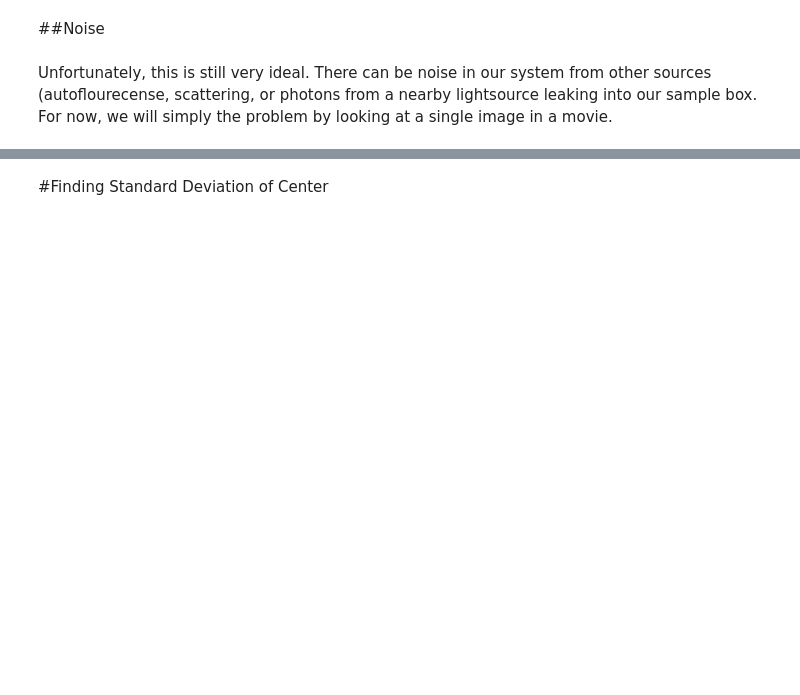
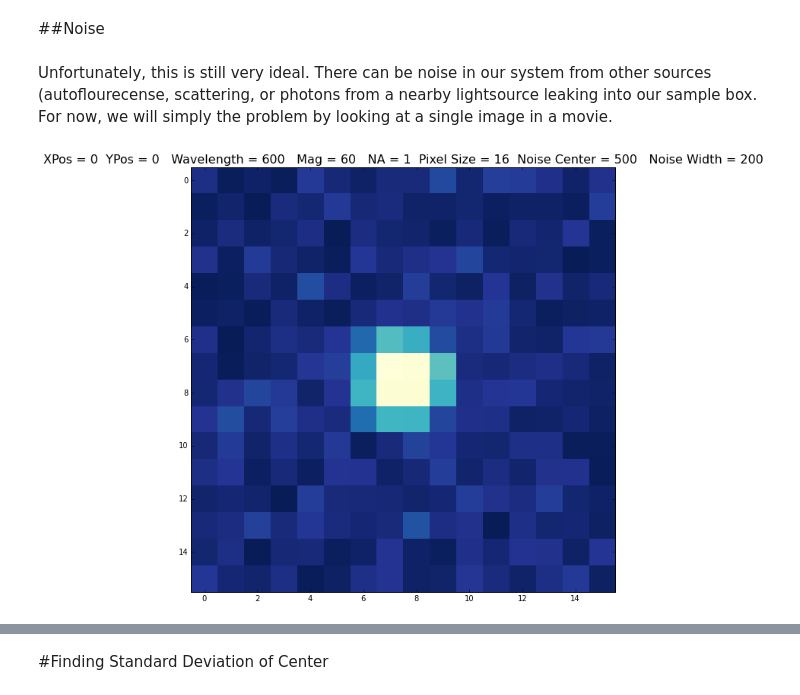
Before and after one commit to UCLA-Chem114/lab_notebooks, a Jupyter notebook: Intro to Superresolution.ipynb, the cells around one changed output, grey strips where cells are left out. Drawn from its saved outputs; the diff is of its cells as text; code cells hidden in the pictures; blank space fills up the shorter version.

```diff
--- a/Intro to Superresolution.ipynb
+++ b/Intro to Superresolution.ipynb
@@ -46,6 +50,9 @@ def fexp(x,a,b,c):
 def fgau(x,a,b,c):
     return a*exp(-(x-b)**2/(2*c**2))
 
+def fairy(x,a,b,c):
+    return a*(scipy.special.jv(1,abs(x-b)*c)/(c*abs(x-b)))**2
+
 def ddata(x,ns):
     noise = ns*randn(len(x))
     return fexp(x,2.5,1.3,0.5) + noise
@@ -476,3 +546,68 @@ Gau fit std dev           inf    inf    inf
 ##Noise
 # %% [markdown]
 Unfortunately, this is still very ideal. There can be noise in our system from other sources (autoflourecense, scattering, or  photons from a nearby lightsource leaking into our sample box. For now, we will simply the problem by looking at a single image in a movie.
+# %%
+@interact(x_0 = u'0',
+          y_0 = u'0',
+          l = u'600',
+          M = u'60',
+          NA = u'1.4',
+          pixelsize = u'16',
+          NoiseCenter = u'500',
+          NoiseWidth = u'200')
+
+def plot_airy2d(x_0 = 0,
+                y_0 = 0,
+                l = 600,
+                M = 60,
+                NA = 1.4,
+                pixelsize = 16,
+                NoiseCenter = 500,
+                NoiseWidth = 200):
+
+    # Define a few parameters for the Airy Function
+
+    # Universal Constants
+    epsilon_0 = 1 # Permitivity of Free Space (assuming atomic units)
+
+    # Experimental Constants
+    mu = 1        # Dipole Moment (dependent on which dye is used)
+    #NA = 1.4      # Numerical Aperature
+    #l  = 600      # Wavelength in nm
+    n  = 1.518    #index of refraction of material surrounding emmitter
+    n_prime = 1.518 #index of refraction of objective
+    #M  = 60       # Magnification (60x)
+
+    #Jury rigging the code
+    x_0 = np.float(x_0)
+    y_0 = np.float(y_0)
+    l = np.float(l)
+    M = np.float(M)
+    NA = np.float(NA)
+    pixelsize = np.float(pixelsize)
+    NoiseCenter = np.float(NoiseCenter)
+    NoiseWidth = np.float(NoiseWidth)
+
+    # Function
+    xx, yy = meshgrid(xdist, ydist, sparse=True) # Prepares Grid Points
+    rho = np.sqrt((xx-x_0)**2+(yy-y_0)**2) # Distance from center
+    rho_tilde = 500*rho*NA/(M*l) # The 500 is just a scaling factor
+
+    #I_0 = (math.pi**4/(epsilon_0*n*n_prime))*(mu**2/l**6)*(NA**4/M**2)  # Represents the number of photons we recieve
+
+    I = (2*scipy.special.jv(1,2*math.pi*rho_tilde)/(2*math.pi*rho_tilde))**2 #Represents where we recieve the photons spatially
+
+    pixel = I.reshape(pixelsize,1600/pixelsize,pixelsize,1600/pixelsize)
+    pixel = pixel.sum(axis=3).sum(axis=1)
+    xpixel = linspace(-80,80,16)
+    centerpixel = xpixel-5
+
+    noise = np.random.normal(loc=500.0,scale=500.0,size=(16,16))
+    pixelnoise = pixel + abs(noise)
+    plt.figure(figsize=(10,10))
+    imshow(pixelnoise,cmap='YlGnBu_r',interpolation = 'nearest')
+    title('XPos = %d  YPos = %d   Wavelength = %d   Mag = %d   NA = %d  Pixel Size = %d  Noise Center = %d   Noise Width = %d' %
+          (x_0, y_0, l, M, NA, pixelsize, NoiseCenter, NoiseWidth),
+          fontsize = 16)
+# %% [output]
+[figure, added]
```
Also changed, not shown: parts of 18 cells of this notebook, 3 other files.
